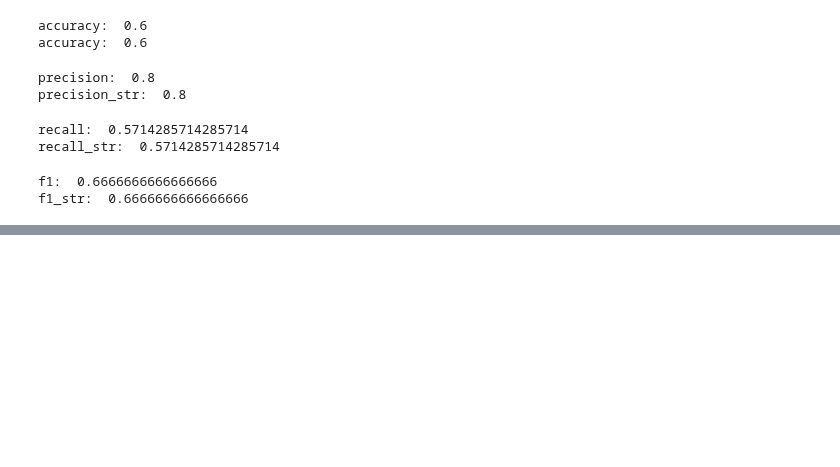
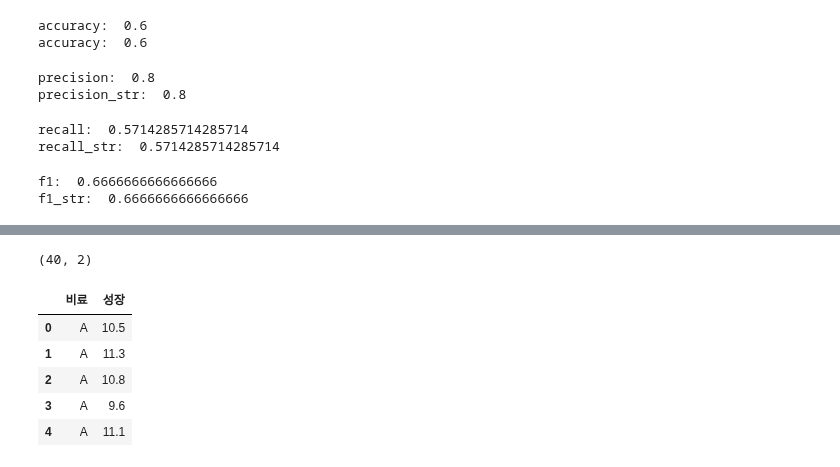
Before and after one commit to va4756/yemoon_bigdata_test, a Jupyter notebook: bigdata_시나공_연습문제_00.ipynb, the cells around one changed output, grey strips where cells are left out. Drawn from its saved outputs; the diff is of its cells as text; code cells hidden in the pictures; blank space fills up the shorter version.

```diff
--- a/bigdata_시나공_연습문제_00.ipynb
+++ b/bigdata_시나공_연습문제_00.ipynb
@@ -1689,0 +1906,14 @@ f1_str:  0.6666666666666666
+# %%
+import pandas as pd
+# df = pd.read_csv("fertilizer.csv")
+df = pd.read_csv("https://raw.githubusercontent.com/lovedlim/bigdata_analyst_cert/main/part3/ch2/fertilizer.csv")
+print(df.shape)
+df.head()
+# %% [output]
+(40, 2)
+|  | 비료 | 성장 |
+| 0 | A | 10.5 |
+| 1 | A | 11.3 |
+| 2 | A | 10.8 |
+| 3 | A | 9.6 |
+| 4 | A | 11.1 |
```
Also changed, not shown: parts of 45 cells of this notebook.
